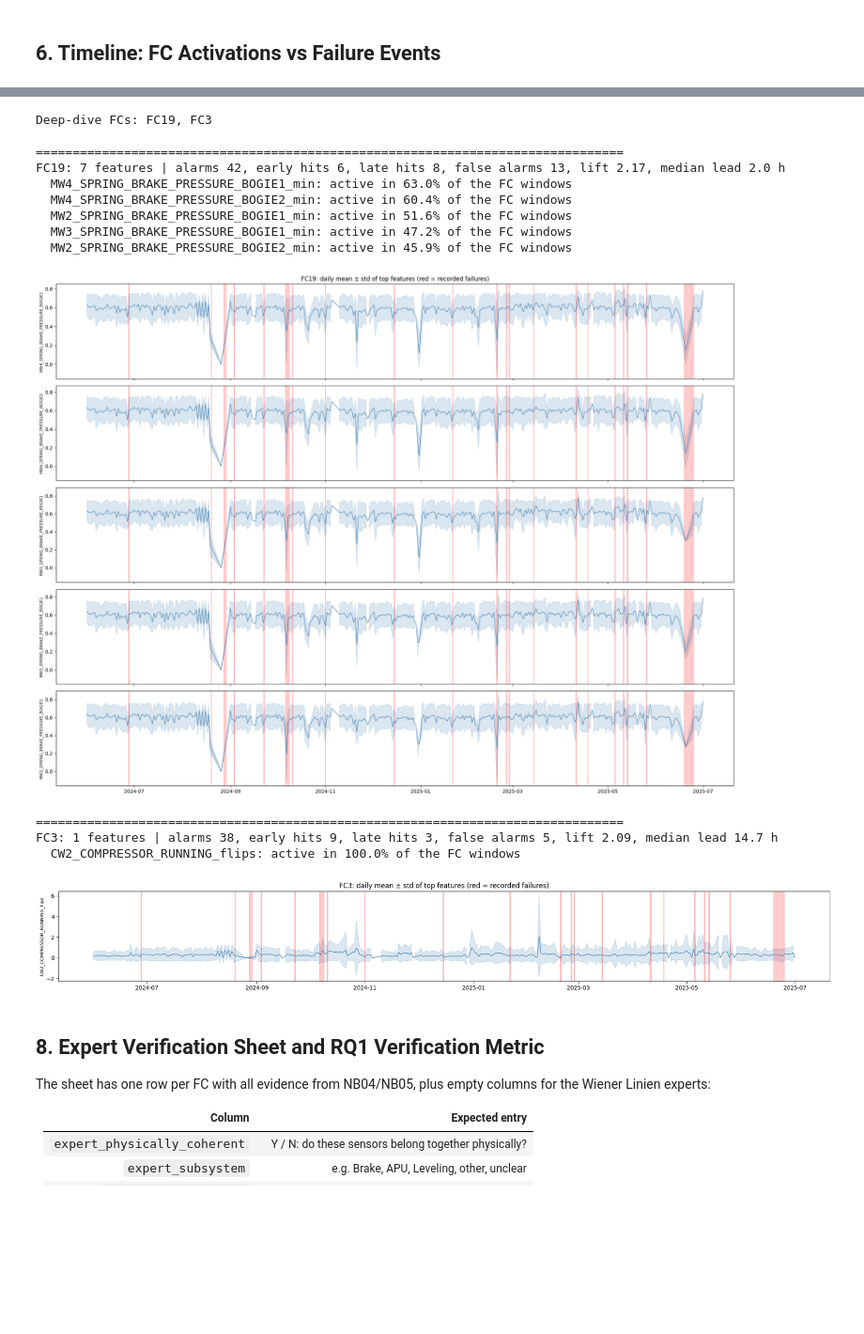
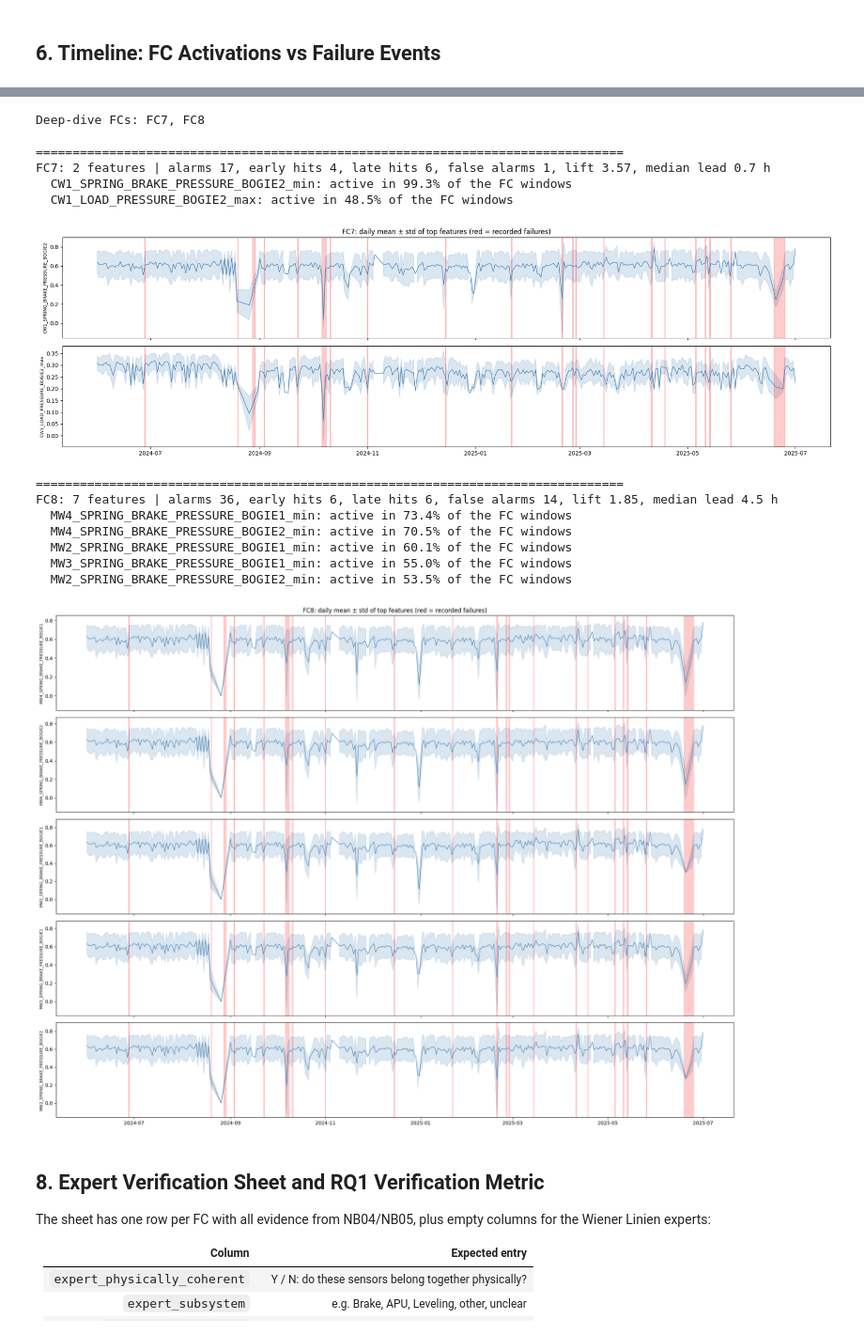
Before and after one commit to Emir515/Kurtulus-thesis, a Jupyter notebook: notebooks/05_pattern_discovery_validation.ipynb, the cells around one changed output, grey strips where cells are left out. Shown at 94% size. Drawn from its saved outputs; the diff is of its cells as text; code cells hidden in the pictures; blank space fills up the shorter version.

```diff
--- a/notebooks/05_pattern_discovery_validation.ipynb
+++ b/notebooks/05_pattern_discovery_validation.ipynb
@@ -300,6 +309,14 @@ for fc in fc_ids:
     alarm_split = np.where(eps['start'] < SPLIT_DATE, 'train', 'test') if n_alarm else np.array([])
     expected_near = sum((alarm_split == sp).sum() * chance[sp] for sp in chance)
     lift = n_near / expected_near if expected_near > 0 else np.nan
+    # Same lift and coverage per period: the verdict uses train only, test is the check
+    is_near = eps['kind'].isin(['early_hit', 'late_hit']).values if n_alarm else np.array([], dtype=bool)
+    per_split = {}
+    for sp in ('train', 'test'):
+        n_sp = int((alarm_split == sp).sum())
+        exp_sp = n_sp * chance[sp]
+        cov_sp = sum(fail_events.loc[e, 'split'] == sp for e in early_ev + late_ev)
+        per_split[sp] = (int(is_near[alarm_split == sp].sum()) / exp_sp if exp_sp > 0 else np.nan, cov_sp)
     score_rows.append({
         'FC': f'FC{fc}', 'fc_id': fc, 'alarms': n_alarm, 'alarms_no_filter': len(eps_all),
         'early_hits': len(early_ev), 'late_hits': len(late_ev), 'events_covered': covered,
@@ -309,15 +326,21 @@ for fc in fc_ids:
         'false_alarms_no_filter': int((eps_all['kind'] == 'false_alarm').sum()),
         'event_precision': precision, 'lift': lift,
         'median_lead_h': np.median(leads) if leads else np.nan,
-        'verdict': 'KEEP' if (lift >= 1.5 and covered >= 3) else 'REVIEW'})
+        'lift_train': per_split['train'][0], 'events_covered_train': per_split['train'][1],
+        'lift_test': per_split['test'][0], 'events_covered_test': per_split['test'][1],
+        'verdict': 'KEEP' if (per_split['train'][0] >= 1.5 and per_split['train'][1] >= 3) else 'REVIEW',
+        'test_check': 'holds' if (per_split['test'][0] >= 1.5 and per_split['test'][1] >= 3) else 'fails'})
 
 fc_scores = pd.DataFrame(score_rows).merge(fc_drift[['FC', 'drift_flag']], on='FC', how='left')
 fc_scores = fc_scores.merge(fc_temporal[['FC', 'pattern']], on='FC', how='left')
-cols = ['FC', 'alarms', 'early_hits', 'late_hits', 'events_covered', 'early_hits_test', 'false_alarms',
-        'fa_per_30_normal_days', 'event_precision', 'lift', 'median_lead_h', 'pattern', 'drift_flag', 'verdict']
+cols = ['FC', 'alarms', 'early_hits', 'late_hits', 'events_covered', 'false_alarms', 'fa_per_30_normal_days',
+        'event_precision', 'median_lead_h', 'pattern', 'drift_flag',
+        'lift_train', 'events_covered_train', 'verdict', 'lift_test', 'events_covered_test', 'test_check']
 print(f'Events: {n_ev} (train {(fail_events.split == "train").sum()}, test {(fail_events.split == "test").sum()})\n')
 print(fc_scores[cols].round(2).to_string(index=False))
-print(f'\nKEEP: {(fc_scores.verdict == "KEEP").sum()} | REVIEW: {(fc_scores.verdict == "REVIEW").sum()}')
+print(f'\nKEEP (train events): {(fc_scores.verdict == "KEEP").sum()} | REVIEW: {(fc_scores.verdict == "REVIEW").sum()}')
+keep_fc = fc_scores[fc_scores.verdict == 'KEEP']
+print(f'Test check of the KEEP FCs: {(keep_fc.test_check == "holds").sum()}/{len(keep_fc)} hold on the 11 test events')
 print(f'False alarms with vs without persistence filter (sum over FCs): '
       f'{fc_scores.false_alarms.sum()} vs {fc_scores.false_alarms_no_filter.sum()}')
 # %% [output]
@@ -584,6 +607,6 @@ FCs are selected from the results rather than fixed in advance: the strongest KE
 # %%
 picks = []
-keep = fc_scores[fc_scores.verdict == 'KEEP'].sort_values('lift', ascending=False)
+keep = fc_scores[fc_scores.verdict == 'KEEP'].sort_values('lift_train', ascending=False)
 if len(keep): picks.append(int(keep.iloc[0].fc_id))
 for pat, col in (('early-warning', 'enrich_early'), ('short-term precursor', 'enrich_imminent'), ('detection-only', 'enrich_during')):
     cand = fc_temporal[fc_temporal.pattern == pat].sort_values(col, ascending=False)
@@ -594,45 +617,46 @@ print('Deep-dive FCs:', ', '.join(f'FC{p}' for p in picks))
 
 def deep_dive_fc(fc, n_top=5):
     feats = clusters[fc]
     act = anom_activations[feats].any(axis=1)
     top = anom_activations.loc[act, feats].mean().sort_values(ascending=False).head(min(n_top, len(feats)))
     s = fc_scores.set_index('FC').loc[f'FC{fc}']
     print(f'\n{"=" * 80}\nFC{fc}: {len(feats)} features | alarms {s.alarms}, early hits {s.early_hits}, late hits {s.late_hits}, '
           f'false alarms {s.false_alarms}, lift {s.lift:.2f}, median lead {s.median_lead_h:.1f} h')
     for f, r in top.items():
         print(f'  {f}: active in {r:.1%} of the FC windows')
     fig, axes = plt.subplots(len(top), 1, figsize=(20, 3 * len(top)), sharex=True, squeeze=False)
     for ax, f in zip(axes[:, 0], top.index):
         daily = all_sup.groupby(all_sup['window_end'].dt.date)[f].agg(['mean', 'std'])
         daily.index = pd.to_datetime(daily.index)
         ax.plot(daily.index, daily['mean'], color='steelblue', lw=1)
         ax.fill_between(daily.index, daily['mean'] - daily['std'], daily['mean'] + daily['std'], alpha=0.2, color='steelblue')
         for ev in fail_events.itertuples():
             ax.axvspan(ev.start, ev.end + pd.Timedelta(hours=6), color='red', alpha=0.2)
         ax.set_ylabel(f[:32], fontsize=8)
     axes[0, 0].set_title(f'FC{fc}: daily mean ± std of top features (red = recorded failures)')
     plt.tight_layout()
     plt.savefig(os.path.join(NB05_OUT, f'fc{fc}_deep_dive.png'), dpi=150, bbox_inches='tight')
     plt.show()
 
 
 for fc in picks:
     deep_dive_fc(fc)
 # %% [output]
-Deep-dive FCs: FC19, FC3
+Deep-dive FCs: FC7, FC8
 
 ================================================================================
-FC19: 7 features | alarms 42, early hits 6, late hits 8, false alarms 13, lift 2.17, median lead 2.0 h
-  MW4_SPRING_BRAKE_PRESSURE_BOGIE1_min: active in 63.0% of the FC windows
-  MW4_SPRING_BRAKE_PRESSURE_BOGIE2_min: active in 60.4% of the FC windows
-  MW2_SPRING_BRAKE_PRESSURE_BOGIE1_min: active in 51.6% of the FC windows
-  MW3_SPRING_BRAKE_PRESSURE_BOGIE1_min: active in 47.2% of the FC windows
-  MW2_SPRING_BRAKE_PRESSURE_BOGIE2_min: active in 45.9% of the FC windows
+FC7: 2 features | alarms 17, early hits 4, late hits 6, false alarms 1, lift 3.57, median lead 0.7 h
+  CW1_SPRING_BRAKE_PRESSURE_BOGIE2_min: active in 99.3% of the FC windows
+  CW1_LOAD_PRESSURE_BOGIE2_max: active in 48.5% of the FC windows
-[figure, old version]
+[figure, new version]
 ================================================================================
-FC3: 1 features | alarms 38, early hits 9, late hits 3, false alarms 5, lift 2.09, median lead 14.7 h
-  CW2_COMPRESSOR_RUNNING_flips: active in 100.0% of the FC windows
+FC8: 7 features | alarms 36, early hits 6, late hits 6, false alarms 14, lift 1.85, median lead 4.5 h
+  MW4_SPRING_BRAKE_PRESSURE_BOGIE1_min: active in 73.4% of the FC windows
+  MW4_SPRING_BRAKE_PRESSURE_BOGIE2_min: active in 70.5% of the FC windows
+  MW2_SPRING_BRAKE_PRESSURE_BOGIE1_min: active in 60.1% of the FC windows
+  MW3_SPRING_BRAKE_PRESSURE_BOGIE1_min: active in 55.0% of the FC windows
+  MW2_SPRING_BRAKE_PRESSURE_BOGIE2_min: active in 53.5% of the FC windows
-[figure, old version]
+[figure, new version]
 # %% [markdown]
 ## 8. Expert Verification Sheet and RQ1 Verification Metric
 
```
Also changed, not shown: parts of 21 cells of this notebook, 5 other files.
